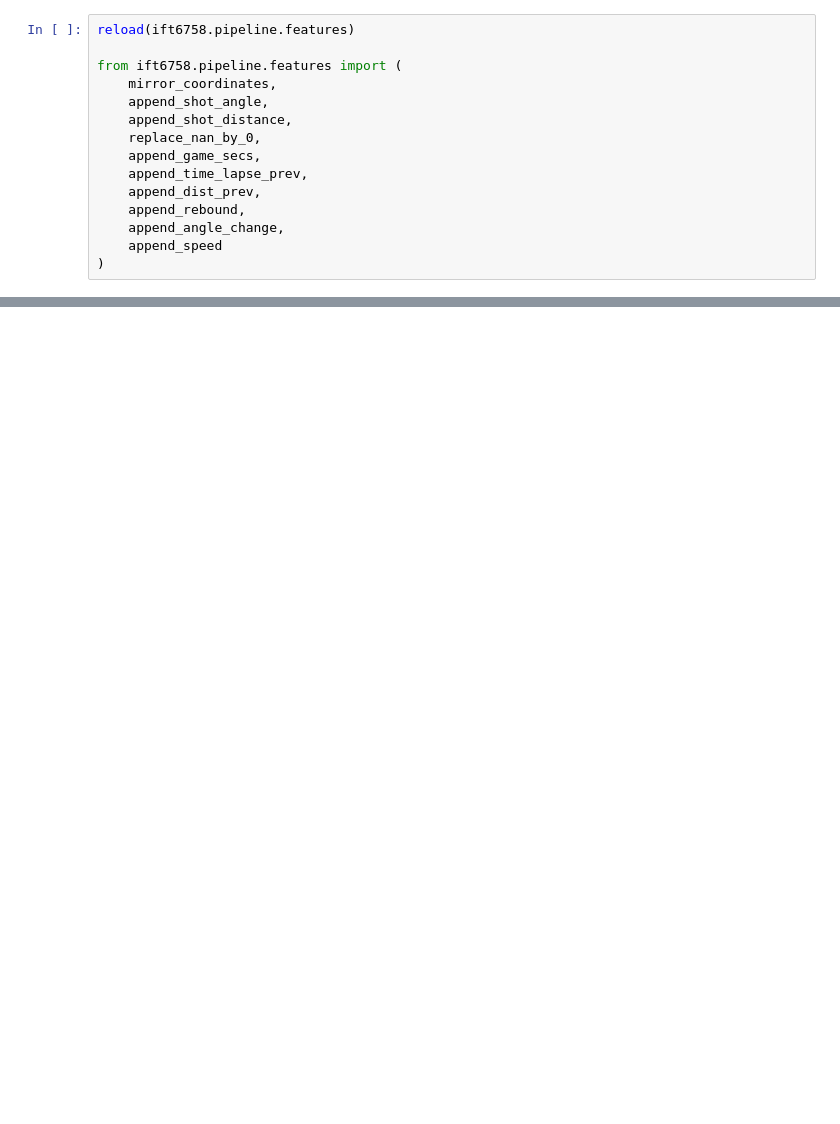
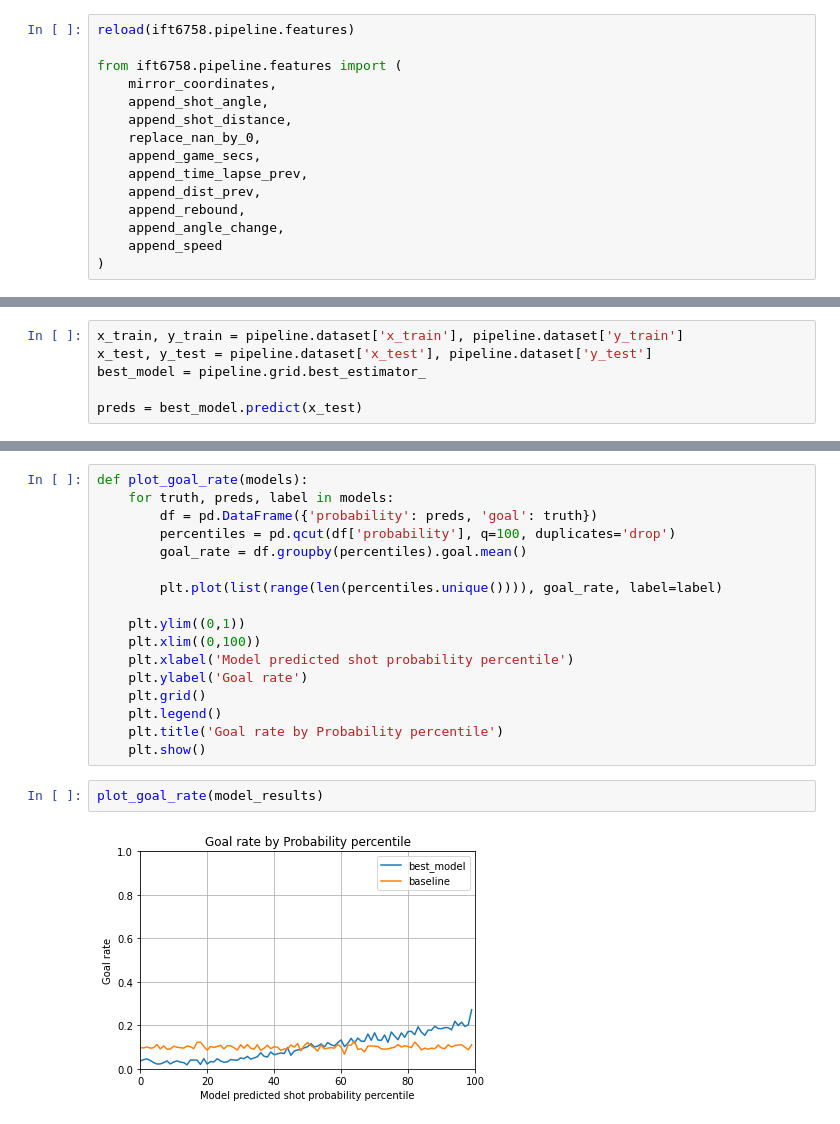
Before and after one commit to williamGlazer/IFT6758, a Jupyter notebook: notebooks/6.experiment_demo.ipynb, the cells around one changed output, grey strips where cells are left out. Cells and saved outputs as stored; diff of their text form; blank space fills up the shorter version.

```diff
--- a/notebooks/6.experiment_demo.ipynb
+++ b/notebooks/6.experiment_demo.ipynb
@@ -103,0 +101,6 @@ str(pipeline.grid.best_estimator_)
+# %%
+x_train, y_train = pipeline.dataset['x_train'], pipeline.dataset['y_train']
+x_test, y_test = pipeline.dataset['x_test'], pipeline.dataset['y_test']
+best_model = pipeline.grid.best_estimator_
+
+preds = best_model.predict(x_test)
@@ -103,0 +156,21 @@ str(pipeline.grid.best_estimator_)
+# %%
+def plot_goal_rate(models):
+    for truth, preds, label in models:
+        df = pd.DataFrame({'probability': preds, 'goal': truth})
+        percentiles = pd.qcut(df['probability'], q=100, duplicates='drop')
+        goal_rate = df.groupby(percentiles).goal.mean()
+
+        plt.plot(list(range(len(percentiles.unique()))), goal_rate, label=label)
+
+    plt.ylim((0,1))
+    plt.xlim((0,100))
+    plt.xlabel('Model predicted shot probability percentile')
+    plt.ylabel('Goal rate')
+    plt.grid()
+    plt.legend()
+    plt.title('Goal rate by Probability percentile')
+    plt.show()
+# %%
+plot_goal_rate(model_results)
+# %% [output]
+[figure, added]
```
Also changed, not shown: parts of 25 cells of this notebook, 1 other file.
